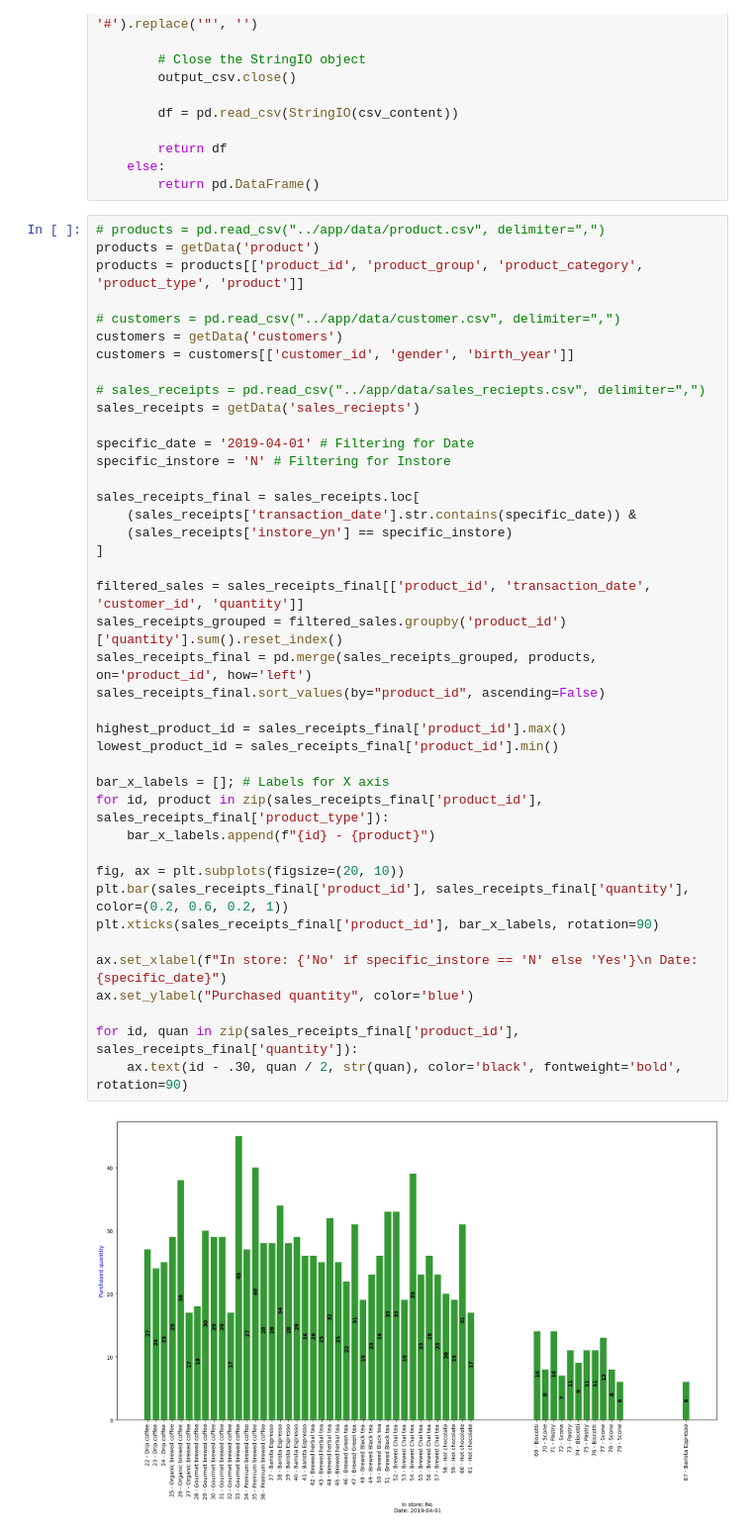
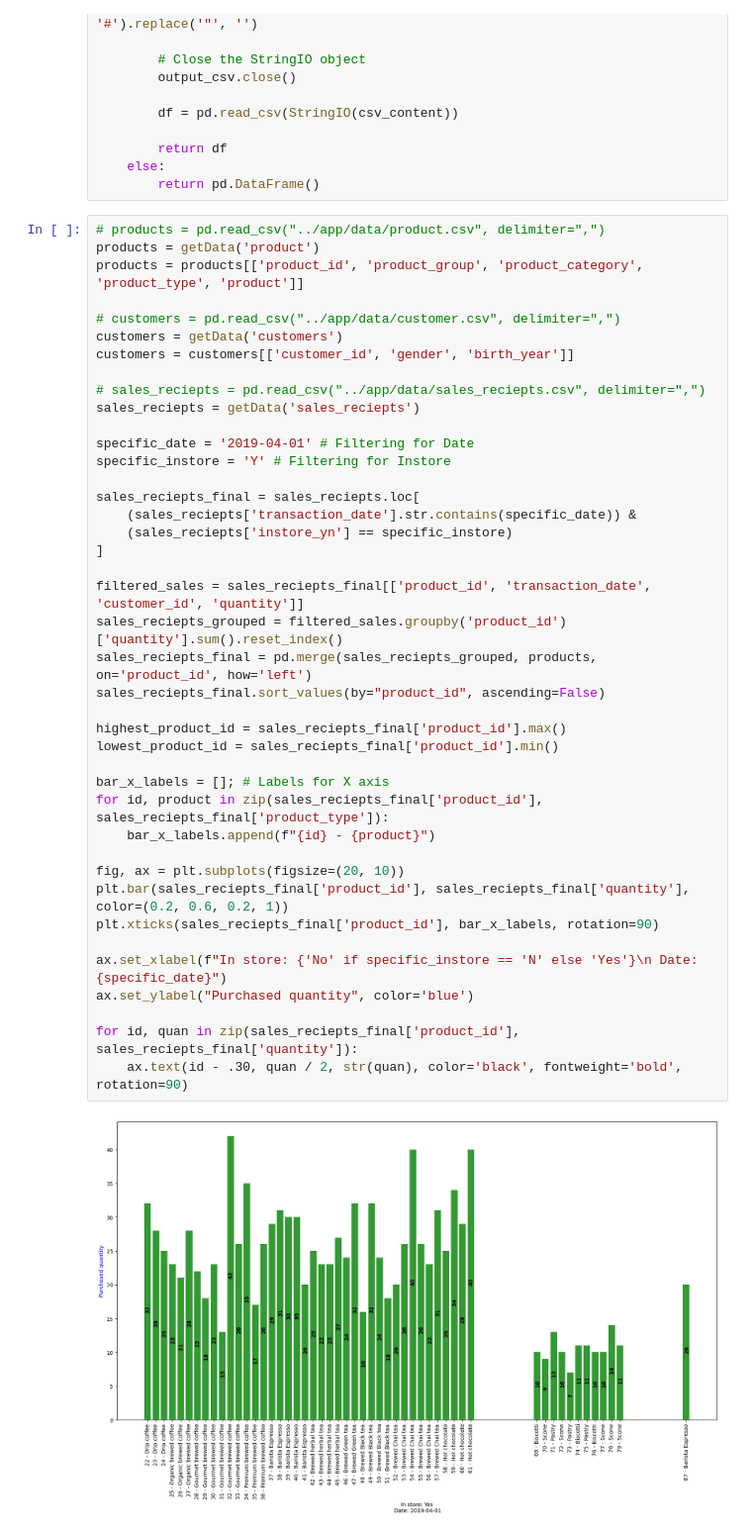
Before and after one commit to Daniel-Manea/big-data-assignment, a Jupyter notebook: Sales_by_product_type.ipynb, the cells around one changed output. Shown at 99% size. Cells and saved outputs as stored; diff of their text form.

Commit message:
Updated naming and fixed graph in Test

```diff
--- a/Sales_by_product_type.ipynb
+++ b/Sales_by_product_type.ipynb
@@ -38,43 +38,43 @@ def getData(data_name: str):
 # %%
 # products = pd.read_csv("../app/data/product.csv", delimiter=",")
 products = getData('product')
 products = products[['product_id', 'product_group', 'product_category', 'product_type', 'product']]
 
 # customers = pd.read_csv("../app/data/customer.csv", delimiter=",")
 customers = getData('customers')
 customers = customers[['customer_id', 'gender', 'birth_year']]
 
-# sales_receipts = pd.read_csv("../app/data/sales_reciepts.csv", delimiter=",")
-sales_receipts = getData('sales_reciepts')
+# sales_reciepts = pd.read_csv("../app/data/sales_reciepts.csv", delimiter=",")
+sales_reciepts = getData('sales_reciepts')
 
 specific_date = '2019-04-01' # Filtering for Date
-specific_instore = 'N' # Filtering for Instore
+specific_instore = 'Y' # Filtering for Instore
 
-sales_receipts_final = sales_receipts.loc[
-    (sales_receipts['transaction_date'].str.contains(specific_date)) &
-    (sales_receipts['instore_yn'] == specific_instore)
+sales_reciepts_final = sales_reciepts.loc[
+    (sales_reciepts['transaction_date'].str.contains(specific_date)) &
+    (sales_reciepts['instore_yn'] == specific_instore)
 ]
 
-filtered_sales = sales_receipts_final[['product_id', 'transaction_date', 'customer_id', 'quantity']]
-sales_receipts_grouped = filtered_sales.groupby('product_id')['quantity'].sum().reset_index()
-sales_receipts_final = pd.merge(sales_receipts_grouped, products, on='product_id', how='left')
-sales_receipts_final.sort_values(by="product_id", ascending=False)
+filtered_sales = sales_reciepts_final[['product_id', 'transaction_date', 'customer_id', 'quantity']]
+sales_reciepts_grouped = filtered_sales.groupby('product_id')['quantity'].sum().reset_index()
+sales_reciepts_final = pd.merge(sales_reciepts_grouped, products, on='product_id', how='left')
+sales_reciepts_final.sort_values(by="product_id", ascending=False)
 
-highest_product_id = sales_receipts_final['product_id'].max()
-lowest_product_id = sales_receipts_final['product_id'].min()
+highest_product_id = sales_reciepts_final['product_id'].max()
+lowest_product_id = sales_reciepts_final['product_id'].min()
 
 bar_x_labels = []; # Labels for X axis
-for id, product in zip(sales_receipts_final['product_id'], sales_receipts_final['product_type']):
+for id, product in zip(sales_reciepts_final['product_id'], sales_reciepts_final['product_type']):
     bar_x_labels.append(f"{id} - {product}")
 
 fig, ax = plt.subplots(figsize=(20, 10))
-plt.bar(sales_receipts_final['product_id'], sales_receipts_final['quantity'], color=(0.2, 0.6, 0.2, 1))
-plt.xticks(sales_receipts_final['product_id'], bar_x_labels, rotation=90)
+plt.bar(sales_reciepts_final['product_id'], sales_reciepts_final['quantity'], color=(0.2, 0.6, 0.2, 1))
+plt.xticks(sales_reciepts_final['product_id'], bar_x_labels, rotation=90)
 
 ax.set_xlabel(f"In store: {'No' if specific_instore == 'N' else 'Yes'}\n Date: {specific_date}")
 ax.set_ylabel("Purchased quantity", color='blue')
 
-for id, quan in zip(sales_receipts_final['product_id'], sales_receipts_final['quantity']):
+for id, quan in zip(sales_reciepts_final['product_id'], sales_reciepts_final['quantity']):
     ax.text(id - .30, quan / 2, str(quan), color='black', fontweight='bold', rotation=90)
 # %% [output]
-[figure, old version]
+[figure, new version]
```
Also changed, not shown: 1 other file.
